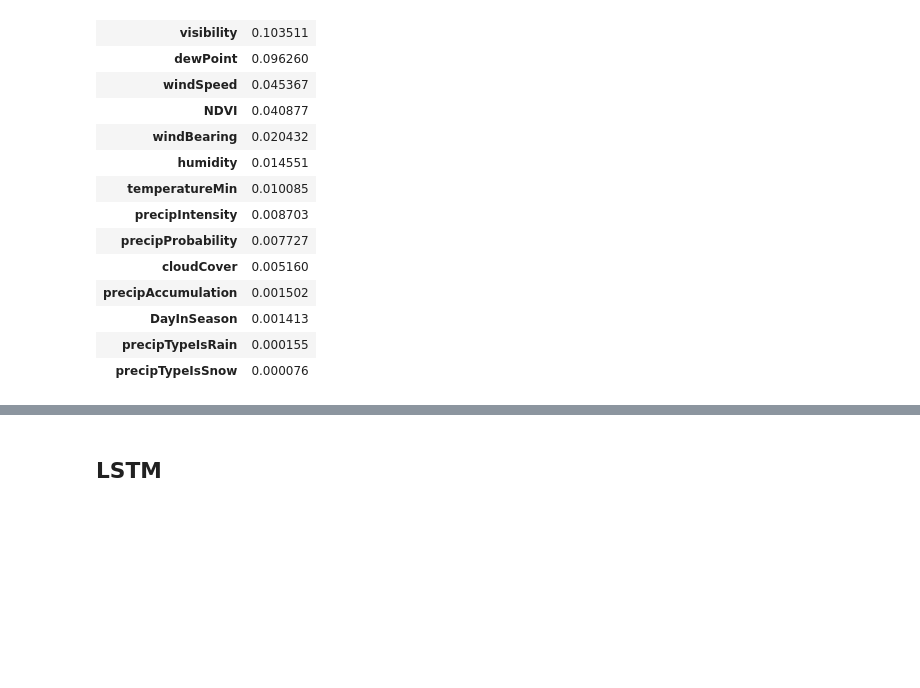
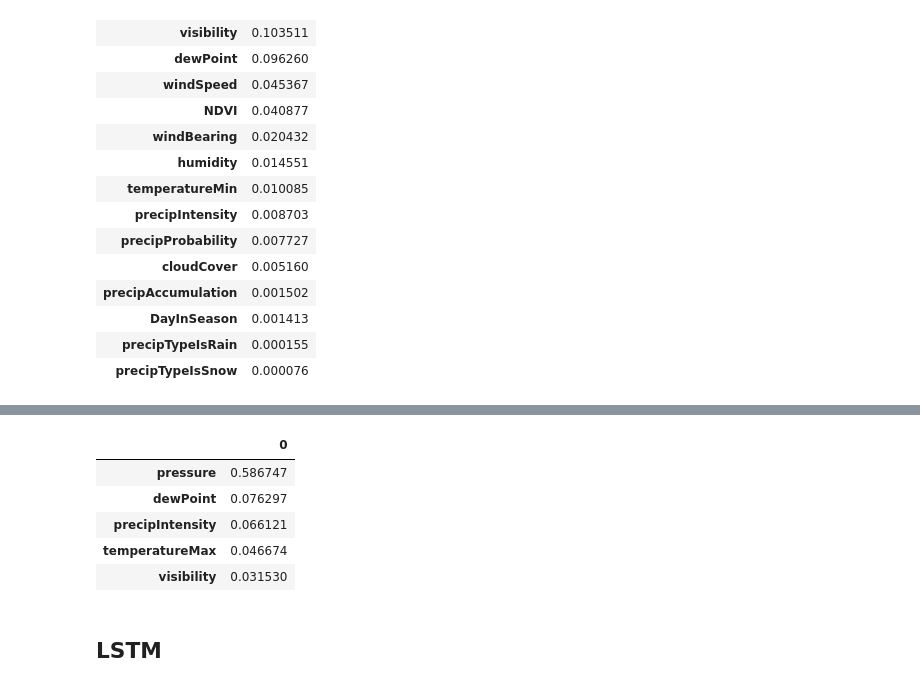
Before and after one commit to aoba98/bishe, a Jupyter notebook: 美国水稻（发表改）.ipynb, the cells around one changed output, grey strips where cells are left out. Saved outputs shown, nothing was run; the diff lists cells and outputs as text; code cells hidden in the pictures; blank space fills up the shorter version.

```diff
--- a/美国水稻（发表改）.ipynb
+++ b/美国水稻（发表改）.ipynb
@@ -450,3 +483,19 @@ ip.sort_values(0, ascending=False)
+# %%
+from sklearn.ensemble import RandomForestRegressor
+est = RandomForestRegressor(n_estimators=10, n_jobs=-1)
+est.fit(X_train, y_train)
+importance = pd.DataFrame(est.feature_importances_)
+ip = importance.rolling(window=3).sum()
+ip = ip.iloc[[3*x-1 for x in range(1, 17)]]
+ip.index = df_13.columns[1:]
+ip.sort_values(0, ascending=False).head(5)
+# %% [output]
+|  | 0 |
+| pressure | 0.586747 |
+| dewPoint | 0.076297 |
+| precipIntensity | 0.066121 |
+| temperatureMax | 0.046674 |
+| visibility | 0.031530 |
 # %% [markdown]
 ## LSTM
 # %%
```
Also changed, not shown: parts of 26 cells of this notebook, 7 other files.
